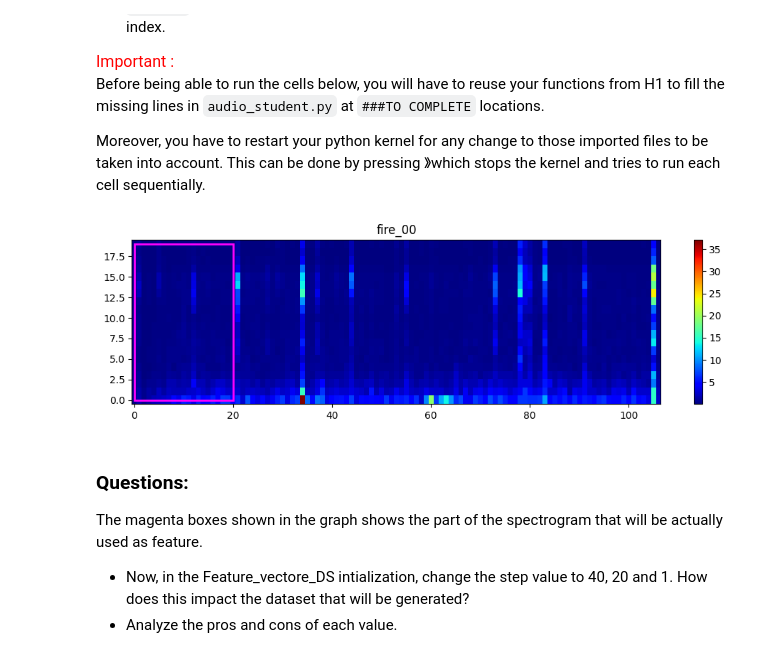
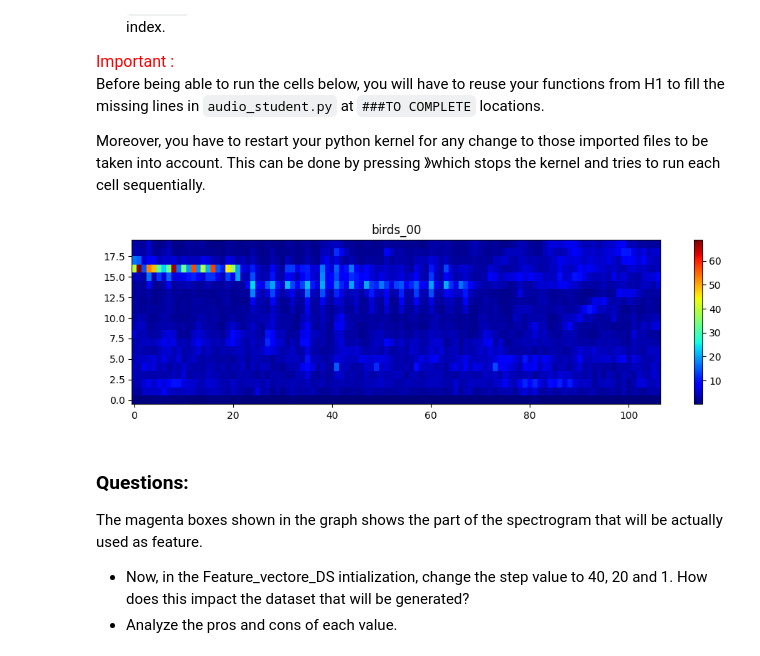
Before and after one commit to nderumier/LELEC210X, a Jupyter notebook: classification/h5a2_audio.ipynb, the cells around one changed output. Saved outputs shown, nothing was run; the diff lists cells and outputs as text; code cells hidden in the pictures.

```diff
--- a/classification/h5a2_audio.ipynb
+++ b/classification/h5a2_audio.ipynb
@@ -101,21 +101,21 @@ Moreover, you have to restart your python kernel for any change to those importe
 # %%
 ### TO RUN
 
 "Creation of the dataset"
 myds = Feature_vector_DS(dataset, Nft=512, nmel=20, duration=950, step=np.inf)
 
 "Some attributes..."
 myds.nmel
 myds.duration
 myds.sr
 myds.data_aug
 myds.ncol
 
 
 idx = 0
-myds.display(["fire", idx], show_features=True)
+myds.display(["birds", idx], show_features=False)
 # %% [output]
-[figure, old version]
+[figure, new version]
 # %% [markdown]
 ### Questions:
 The magenta boxes shown in the graph shows the part of the spectrogram that will be actually used as feature.
```
Also changed, not shown: parts of 15 cells of this notebook, 3 other files.
